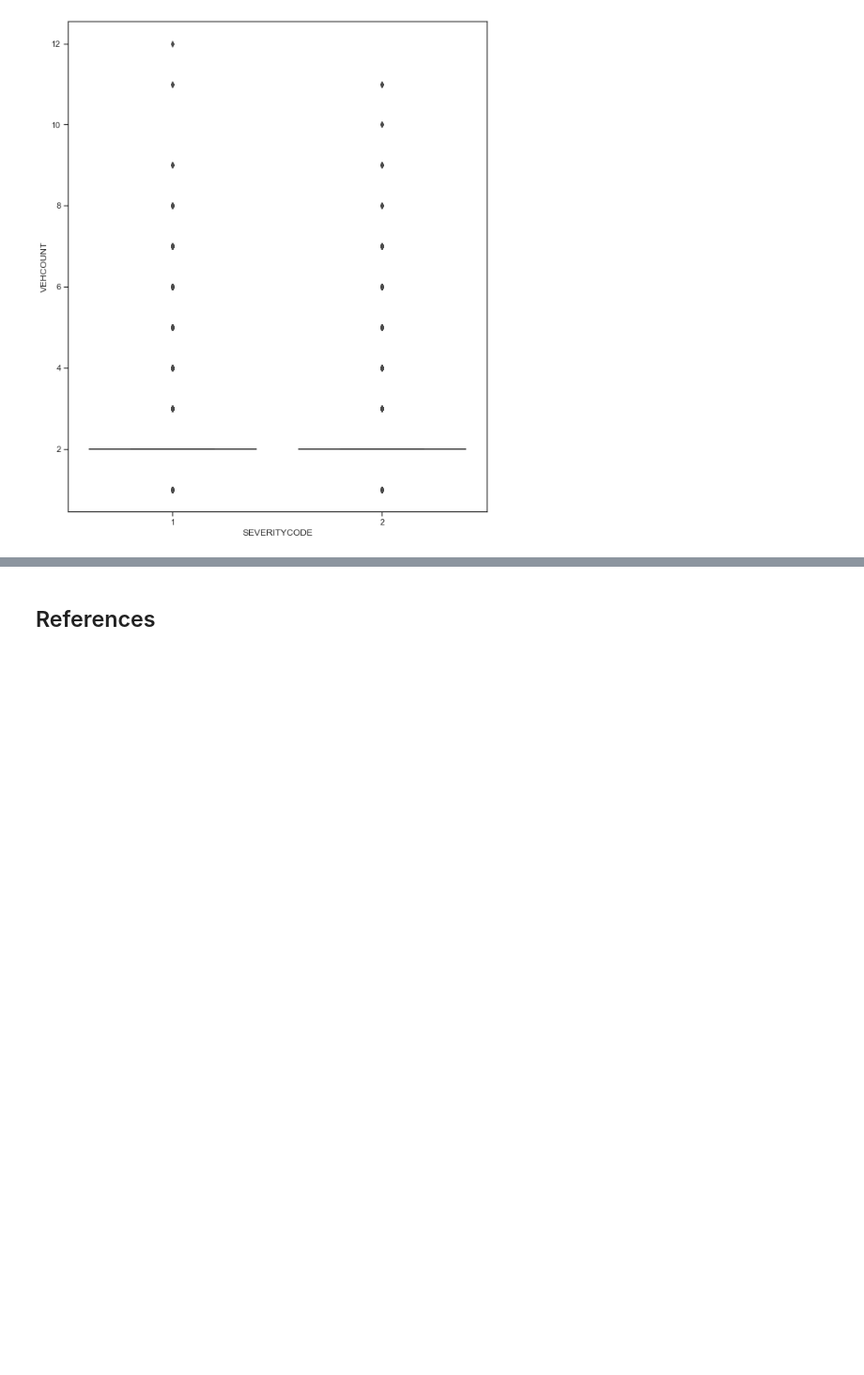
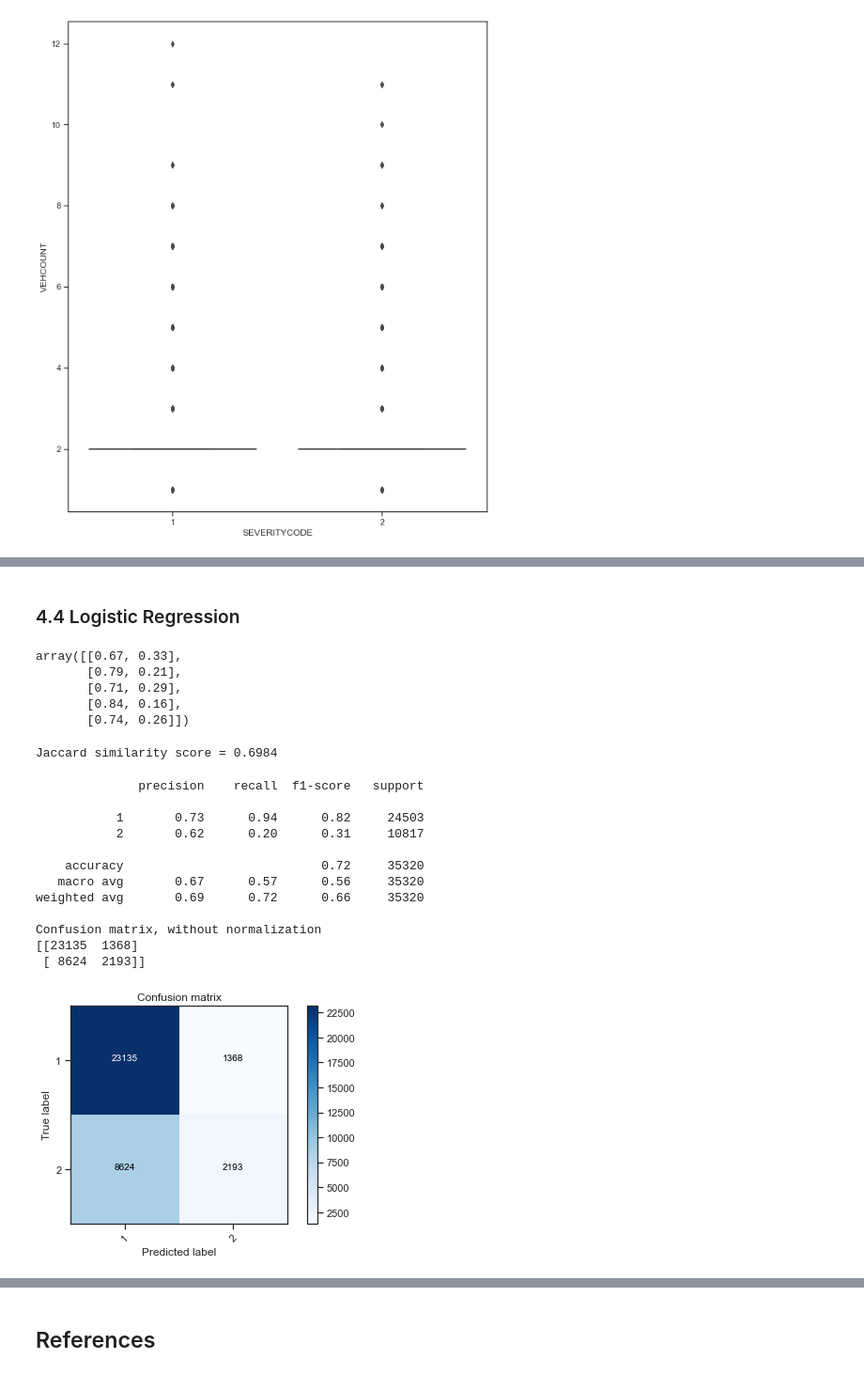
Before and after one commit to carlopeano/Coursera_Capstone, a Jupyter notebook: Capstone Project - Car accident severity - Week 1.ipynb, the cells around one changed output, grey strips where cells are left out. Shown at 94% size. Saved outputs shown, nothing was run; the diff lists cells and outputs as text; code cells hidden in the pictures; blank space fills up the shorter version.

Commit message:
started the modelling

```diff
--- a/Capstone Project - Car accident severity - Week 1.ipynb
+++ b/Capstone Project - Car accident severity - Week 1.ipynb
@@ -1117,0 +1220,80 @@ Considering the week, the number of accidents during the weekend decreases and c
+# %% [markdown]
+### 4.4 Logistic Regression
+# %%
+# Modeling
+from sklearn.linear_model import LogisticRegression
+from sklearn.metrics import confusion_matrix
+LR = LogisticRegression(C=0.01, solver='liblinear').fit(X_train,y_train)
+
+# Predict
+yhat_lr = LR.predict(X_test)
+yhat_prob_lr = LR.predict_proba(X_test)
+yhat_prob_lr[0:5]
+# %% [output]
+array([[0.67, 0.33],
+       [0.79, 0.21],
+       [0.71, 0.29],
+       [0.84, 0.16],
+       [0.74, 0.26]])
+# %%
+#Evaluation
+
+print ('Jaccard similarity score = %.4f' % jaccard_score(y_test, yhat_lr))
+# %% [output]
+Jaccard similarity score = 0.6984
+# %%
+#confusion matrix
+def plot_confusion_matrix(cm, classes,
+                          normalize=False,
+                          title='Confusion matrix',
+                          cmap=plt.cm.Blues):
+
+    if normalize:
+        cm = cm.astype('float') / cm.sum(axis=1)[:, np.newaxis]
+        print("Normalized confusion matrix")
+    else:
+        print('Confusion matrix, without normalization')
+
+    print(cm)
+
+    plt.imshow(cm, interpolation='nearest', cmap=cmap)
+    plt.title(title)
+    plt.colorbar()
+    tick_marks = np.arange(len(classes))
+    plt.xticks(tick_marks, classes, rotation=45)
+    plt.yticks(tick_marks, classes)
+
+    fmt = '.2f' if normalize else 'd'
+    thresh = cm.max() / 2.
+    for i, j in itertools.product(range(cm.shape[0]), range(cm.shape[1])):
+        plt.text(j, i, format(cm[i, j], fmt),
+                 horizontalalignment="center",
+                 color="white" if cm[i, j] > thresh else "black")
+
+    plt.tight_layout()
+    plt.ylabel('True label')
+    plt.xlabel('Predicted label')
+
+# Compute confusion matrix
+cnf_matrix = confusion_matrix(y_test, yhat_lr, labels=[1, 2])
+np.set_printoptions(precision=2)
+
+print (classification_report(y_test, yhat_lr))
+
+# Plot non-normalized confusion matrix
+plt.figure()
+plot_confusion_matrix(cnf_matrix, classes=[1,2],normalize= False,  title='Confusion matrix')
+# %% [output]
+              precision    recall  f1-score   support
+
+           1       0.73      0.94      0.82     24503
+           2       0.62      0.20      0.31     10817
+
+    accuracy                           0.72     35320
+   macro avg       0.67      0.57      0.56     35320
+weighted avg       0.69      0.72      0.66     35320
+
+Confusion matrix, without normalization
+[[23135  1368]
+ [ 8624  2193]]
+[figure, added]
```
Also changed, not shown: parts of 28 cells of this notebook, 1 other file.
